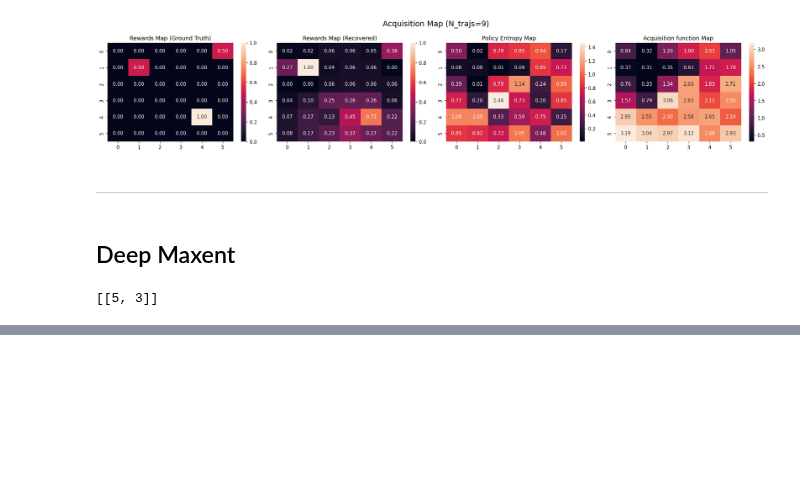
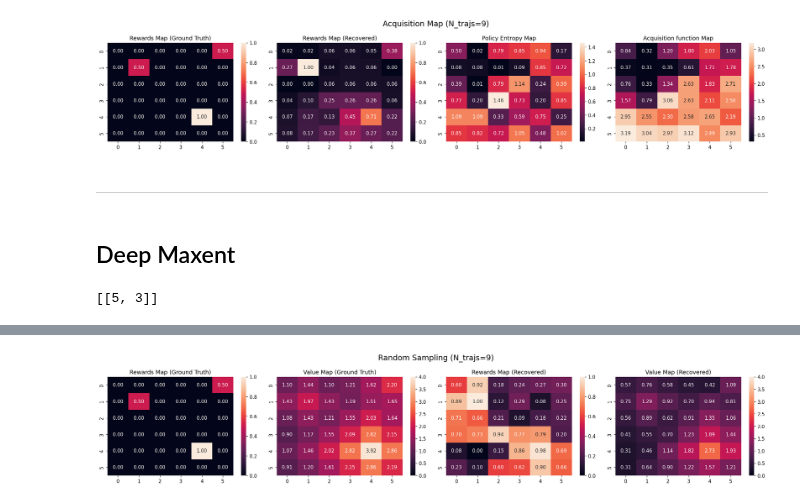
Before and after one commit to simonjisu/rl_2023spring, a Jupyter notebook: experiment.ipynb, the cells around one changed output, grey strips where cells are left out. Saved outputs shown, nothing was run; the diff lists cells and outputs as text; code cells hidden in the pictures; blank space fills up the shorter version.

```diff
--- a/experiment.ipynb
+++ b/experiment.ipynb
@@ -302,0 +277,26 @@ visualizer.draw_acq_maps(search_idx)
+# %%
+DEEP_MAXENT_RANDOM_ARGS = """
+--exp_name deepmaxent_random
+--height 6
+--width 6
+--gamma 0.8
+--act_random 0.3
+--n_trajs 10
+--l_traj 6
+--learning_rate 0.02
+--n_iters 30
+--alpha 0.1
+--n_query 1
+--r_max 1
+--error 0.01
+--grad_clip 1.0
+--weight_decay 0.5
+--hiddens 3 3
+--device cuda
+--verbose 2
+"""
+
+# becareful of learning rate will cause nan
+args = parse_args_str(PARSER, DEEP_MAXENT_RANDOM_ARGS)
+print(args.exp_name)
+history_deepmaxent_random = run_deepmaxent_irl(args, coor_rates, init_start_pos=init_start_pos)
@@ -302,0 +480,6 @@ visualizer.draw_acq_maps(search_idx)
+# %%
+visualizer = Visualizer(history_deepmaxent_random, file_path=None)
+search_idx = 9
+visualizer.draw_value_maps(search_idx)
+# %% [output]
+[figure, added]
```
Also changed, not shown: parts of 8 cells of this notebook, 3 other files.
